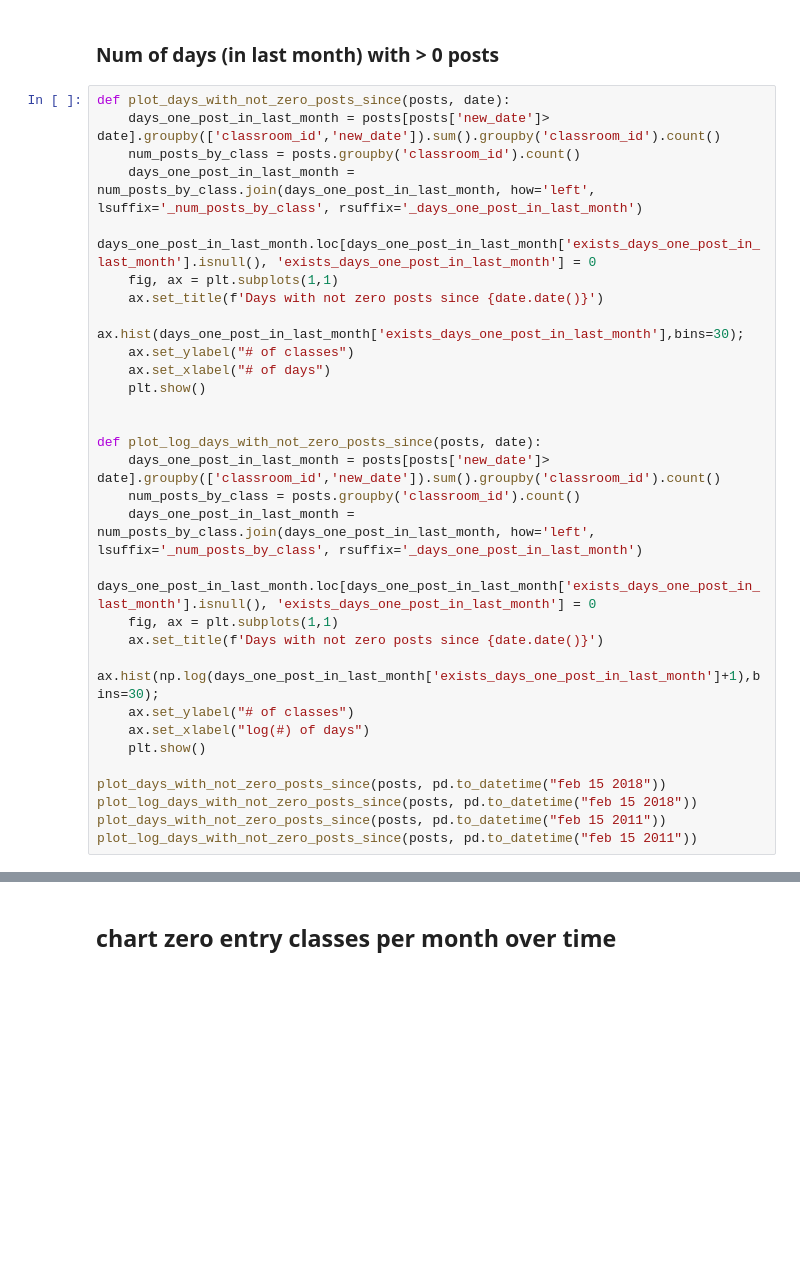
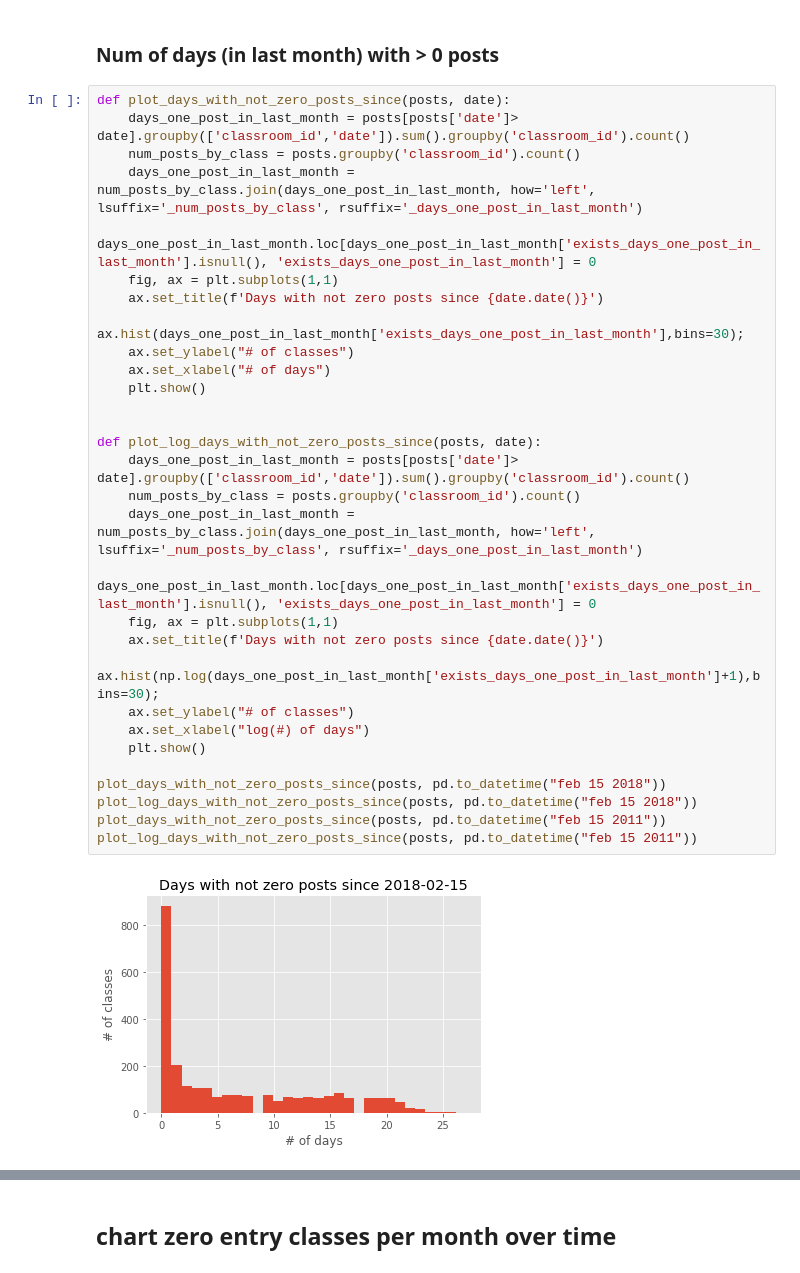
Before and after one commit to pgeurin/seniorskipday, a Jupyter notebook: src/eda.ipynb, the cells around one changed output, grey strips where cells are left out. Cells and saved outputs as stored; diff of their text form; blank space fills up the shorter version.

```diff
--- a/src/eda.ipynb
+++ b/src/eda.ipynb
@@ -375,31 +502,33 @@ sum((date1 < posts['new_date']) & (posts['new_date'] < date2))
 ### Num of days (in last month) with > 0 posts
 # %%
 def plot_days_with_not_zero_posts_since(posts, date):
-    days_one_post_in_last_month = posts[posts['new_date']> date].groupby(['classroom_id','new_date']).sum().groupby('classroom_id').count()
+    days_one_post_in_last_month = posts[posts['date']> date].groupby(['classroom_id','date']).sum().groupby('classroom_id').count()
     num_posts_by_class = posts.groupby('classroom_id').count()
     days_one_post_in_last_month = num_posts_by_class.join(days_one_post_in_last_month, how='left', lsuffix='_num_posts_by_class', rsuffix='_days_one_post_in_last_month')
     days_one_post_in_last_month.loc[days_one_post_in_last_month['exists_days_one_post_in_last_month'].isnull(), 'exists_days_one_post_in_last_month'] = 0
     fig, ax = plt.subplots(1,1)
     ax.set_title(f'Days with not zero posts since {date.date()}')
     ax.hist(days_one_post_in_last_month['exists_days_one_post_in_last_month'],bins=30);
     ax.set_ylabel("# of classes")
     ax.set_xlabel("# of days")
     plt.show()
 
 
 def plot_log_days_with_not_zero_posts_since(posts, date):
-    days_one_post_in_last_month = posts[posts['new_date']> date].groupby(['classroom_id','new_date']).sum().groupby('classroom_id').count()
+    days_one_post_in_last_month = posts[posts['date']> date].groupby(['classroom_id','date']).sum().groupby('classroom_id').count()
     num_posts_by_class = posts.groupby('classroom_id').count()
     days_one_post_in_last_month = num_posts_by_class.join(days_one_post_in_last_month, how='left', lsuffix='_num_posts_by_class', rsuffix='_days_one_post_in_last_month')
     days_one_post_in_last_month.loc[days_one_post_in_last_month['exists_days_one_post_in_last_month'].isnull(), 'exists_days_one_post_in_last_month'] = 0
     fig, ax = plt.subplots(1,1)
     ax.set_title(f'Days with not zero posts since {date.date()}')
     ax.hist(np.log(days_one_post_in_last_month['exists_days_one_post_in_last_month']+1),bins=30);
     ax.set_ylabel("# of classes")
     ax.set_xlabel("log(#) of days")
     plt.show()
 
 plot_days_with_not_zero_posts_since(posts, pd.to_datetime("feb 15 2018"))
 plot_log_days_with_not_zero_posts_since(posts, pd.to_datetime("feb 15 2018"))
 plot_days_with_not_zero_posts_since(posts, pd.to_datetime("feb 15 2011"))
 plot_log_days_with_not_zero_posts_since(posts, pd.to_datetime("feb 15 2011"))
+# %% [output]
+[figure, added]
```
Also changed, not shown: parts of 33 cells of this notebook.
